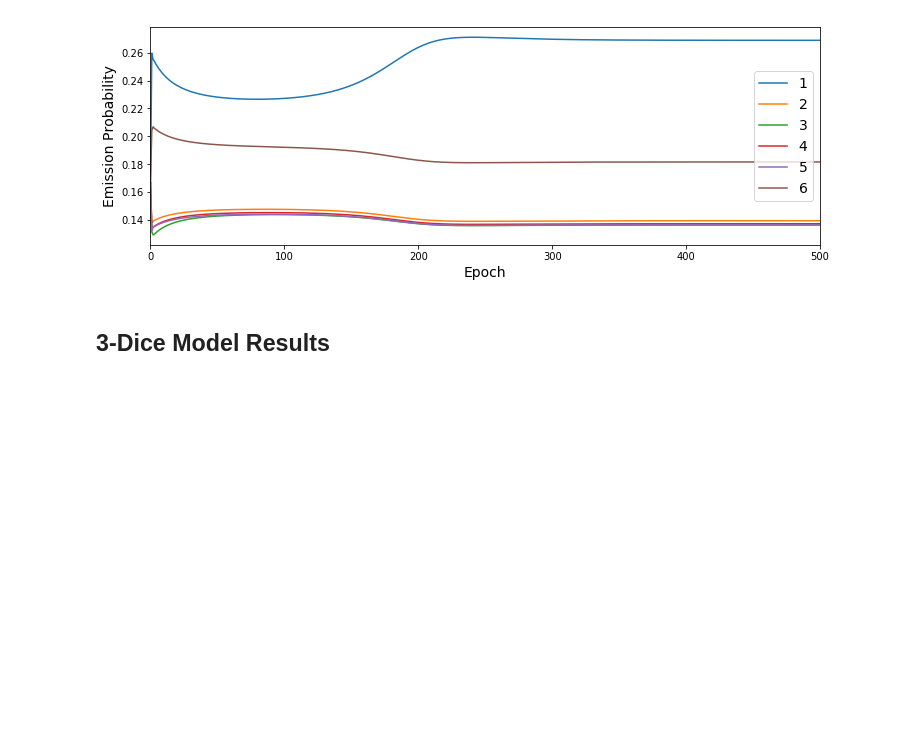
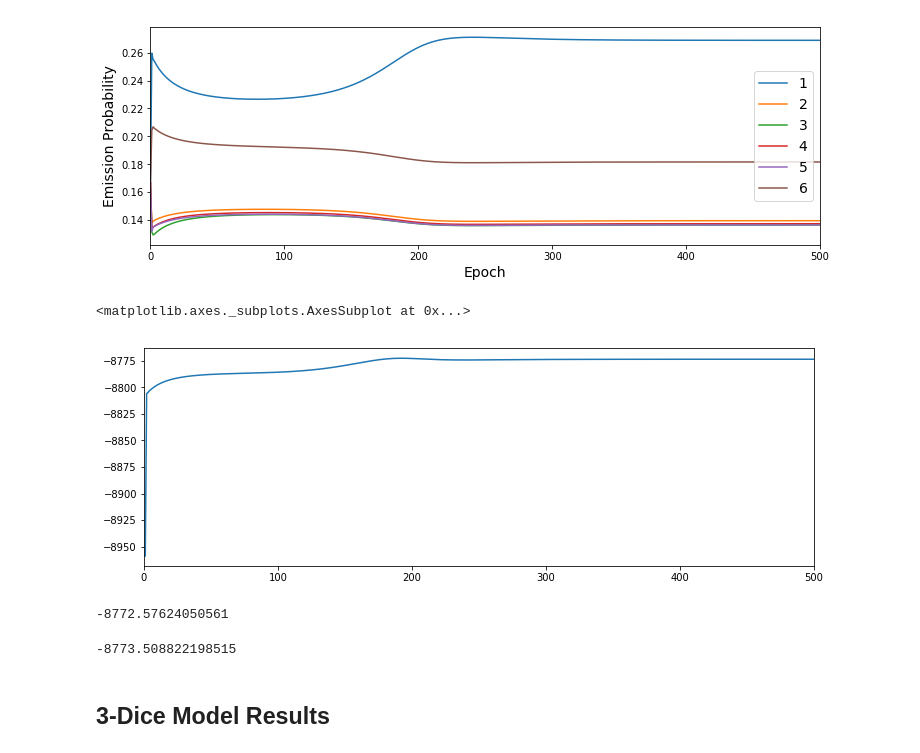
Before and after one commit to nyjgary/probabilistic-graphical-models, a Jupyter notebook: hwk2-hmm/hw2_code.ipynb, the cells around one changed output. Saved outputs shown, nothing was run; the diff lists cells and outputs as text; code cells hidden in the pictures; blank space fills up the shorter version.

Commit message:
compute loglikelihood

```diff
--- a/hwk2-hmm/hw2_code.ipynb
+++ b/hwk2-hmm/hw2_code.ipynb
@@ -118,15 +118,25 @@ class ModelHMM:
                     obs_mask = np.array([datum == k+1 for datum in self.data])
                     self.B[j,k] = (self.gammas[j,:] * obs_mask).sum() / self.gammas[j,:].sum()
 
+    def compute_ll(self):
+
+        """ Compute loglikelihood. Based on Stamp (2018) this is equivalent to the negative sum of
+            log normalizing coefficients computed earlier """
+
+        log_likelihood = -1 * np.sum(np.log(self.coefs))
+
+        return log_likelihood
+
     def train(self, num_iter, initial_pi):
 
         """ Runs Baum-Welch algo for num_iter times to update model parameters, store parameters at each
         time step to output for analysis """
 
         # initialize dictionaries to hold params
-        transition_probs, emission_probs = {}, {}
+        transition_probs, emission_probs, log_likelihoods = {}, {}, {}
         transition_probs[0] = self.A.copy()
         emission_probs[0] = self.B.copy()
+        log_likelihoods[0] = self.compute_ll()
 
         # run EM for num_iter iterations
         for m in range(1, num_iter+1):
@@ -134,8 +144,9 @@ class ModelHMM:
             self.m_step()
             transition_probs[m] = self.A.copy()
             emission_probs[m] = self.B.copy()
+            log_likelihoods[m] = self.compute_ll()
 
-        return transition_probs, emission_probs
+        return transition_probs, emission_probs, log_likelihoods
 # %% [markdown]
 # Fit Model
 # %%
@@ -154,7 +165,7 @@ initial_pi = np.array([1., 0.])
 freeze_B = [True, False]
 
 model_2d = ModelHMM(A, B, data, freeze_B)
-transition_probs_2d, emission_probs_2d = model_2d.train(num_iter=500, initial_pi=initial_pi)
+transition_probs_2d, emission_probs_2d, log_likelihoods_2d = model_2d.train(num_iter=500, initial_pi=initial_pi)
 print(model_2d.A)
 print(model_2d.B)
 # %% [output]
@@ -201,6 +212,19 @@ plt.xlabel('Epoch', fontsize=14)
 plt.legend(fontsize=14);
 # %% [output]
 [figure]
+# %%
+pd.Series(log_likelihoods_2d).plot(figsize=(12,4))
+# %% [output]
+<matplotlib.axes._subplots.AxesSubplot at 0x...>
+[figure, added]
+# %%
+pd.Series(log_likelihoods_2d).iloc[1:].max()
+# %% [output]
+-8772.57624050561
+# %%
+log_likelihoods
+# %% [output]
+-8773.508822198515
 # %% [markdown]
 ## 3-Dice Model Results
 # %%
```
Also changed, not shown: parts of 2 cells of this notebook.
